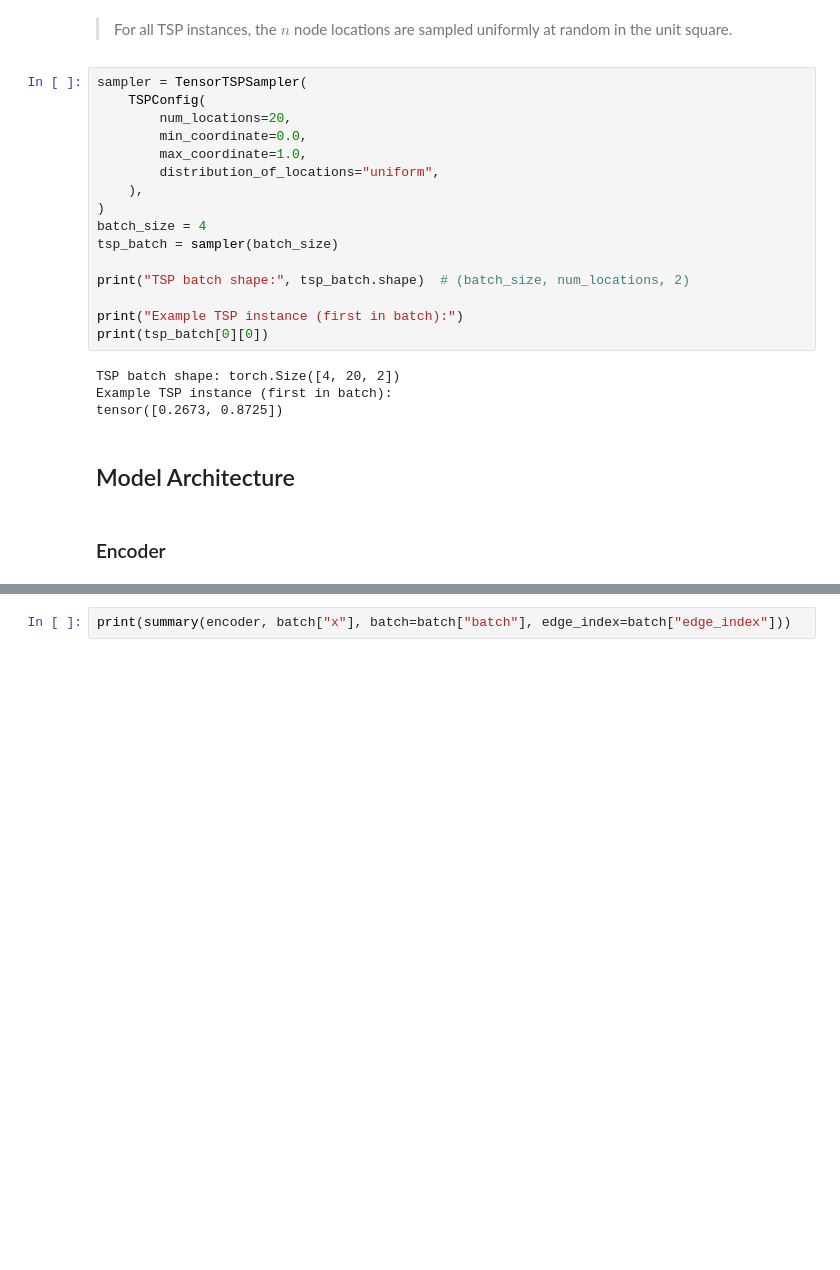
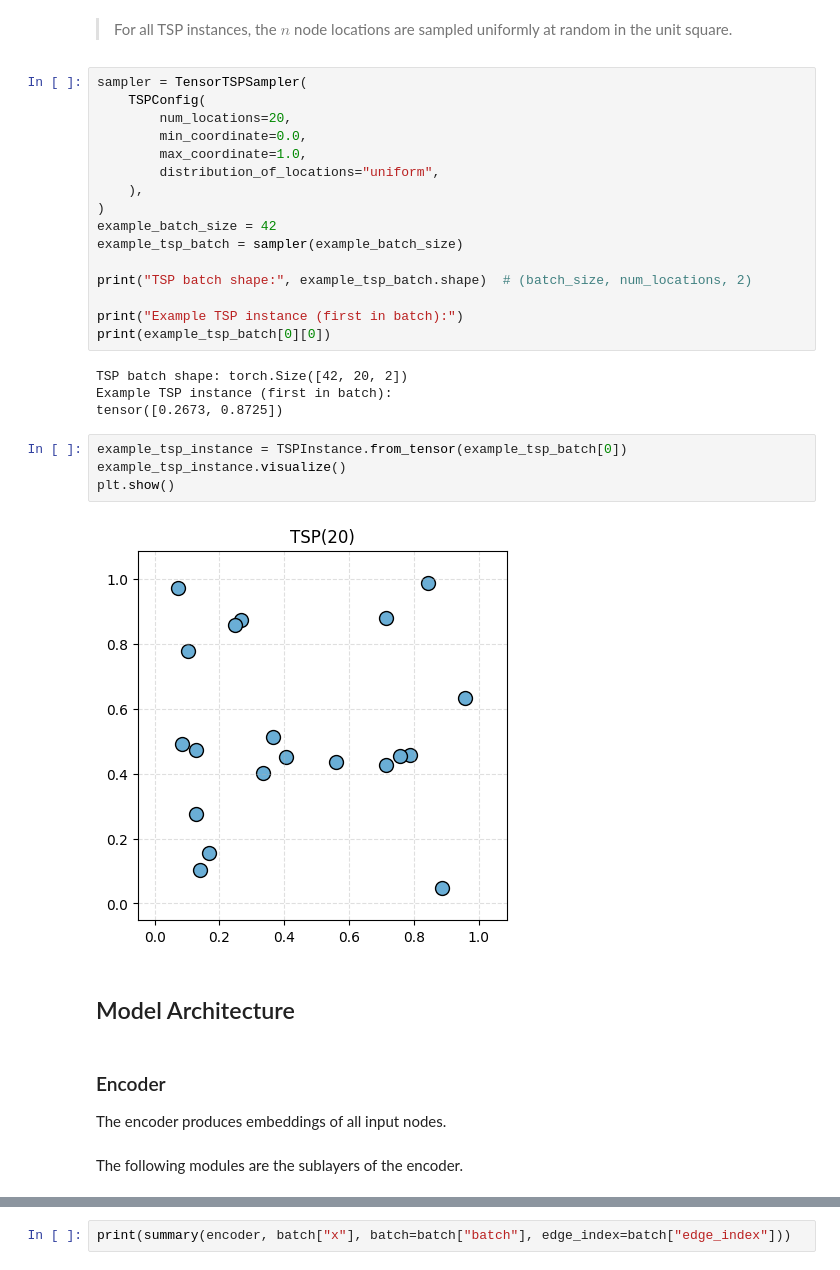
Before and after one commit to arekpaterak/master-thesis, a Jupyter notebook: notebooks/02-attention-model-repro.ipynb, the cells around one changed output, grey strips where cells are left out. Drawn from its saved outputs; the diff is of its cells as text; blank space fills up the shorter version.

Commit message:
Extend reimplemented Attention Model (Kool et al., 2019) with additional visualizations

```diff
--- a/notebooks/02-attention-model-repro.ipynb
+++ b/notebooks/02-attention-model-repro.ipynb
@@ -46,20 +50,30 @@ sampler = TensorTSPSampler(
         distribution_of_locations="uniform",
     ),
 )
-batch_size = 4
-tsp_batch = sampler(batch_size)
+example_batch_size = 42
+example_tsp_batch = sampler(example_batch_size)
 
-print("TSP batch shape:", tsp_batch.shape)  # (batch_size, num_locations, 2)
+print("TSP batch shape:", example_tsp_batch.shape)  # (batch_size, num_locations, 2)
 
 print("Example TSP instance (first in batch):")
-print(tsp_batch[0][0])
+print(example_tsp_batch[0][0])
 # %% [output]
-TSP batch shape: torch.Size([4, 20, 2])
+TSP batch shape: torch.Size([42, 20, 2])
 Example TSP instance (first in batch):
 tensor([0.2673, 0.8725])
+# %%
+example_tsp_instance = TSPInstance.from_tensor(example_tsp_batch[0])
+example_tsp_instance.visualize()
+plt.show()
+# %% [output]
+[figure, added]
 # %% [markdown]
 ## Model Architecture
 # %% [markdown]
 ### Encoder
+
+The encoder produces embeddings of all input nodes.
+# %% [markdown]
+The following modules are the sublayers of the encoder.
 # %%
 class FeedForward(nn.Module):
```
Also changed, not shown: parts of 24 cells of this notebook, 1 other file.
